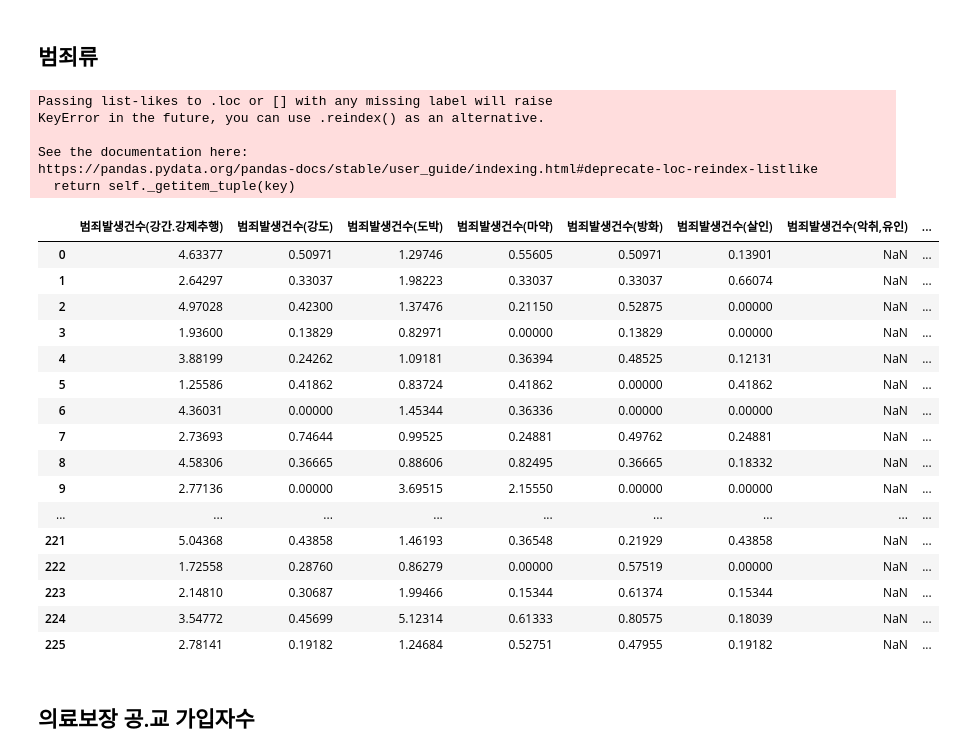
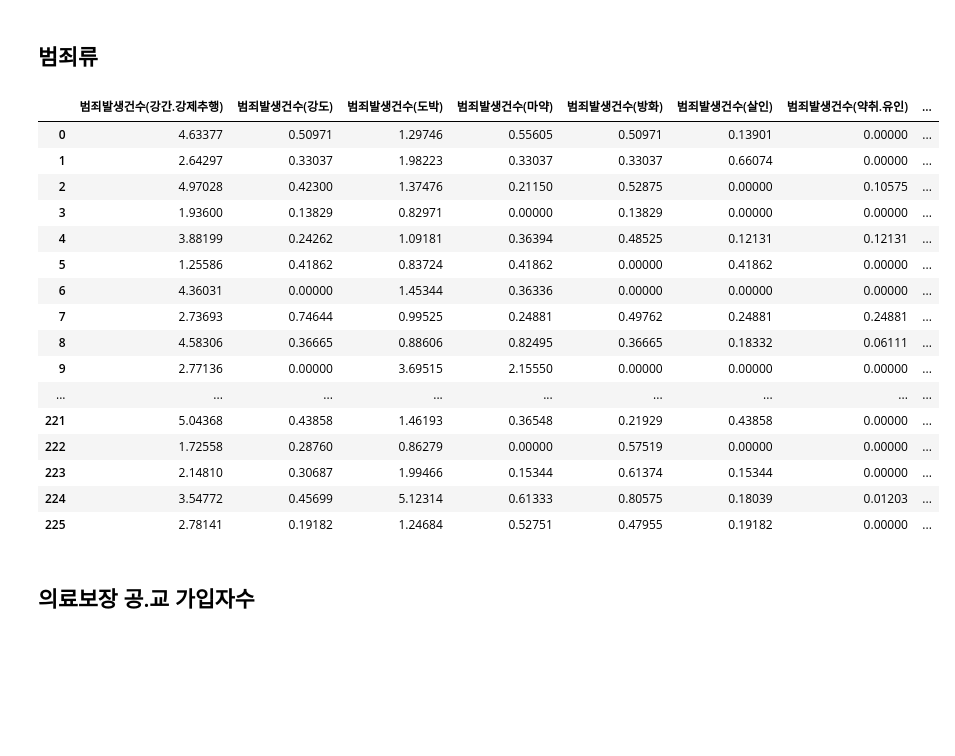
Before and after one commit to gloryle/ARTISTS, a Jupyter notebook: 1118_결측치대체(2014시군구결측치 대체).ipynb, the cells around one changed output. Saved outputs shown, nothing was run; the diff lists cells and outputs as text; code cells hidden in the pictures; blank space fills up the shorter version.

```diff
--- a/1118_결측치대체(2014시군구결측치 대체).ipynb
+++ b/1118_결측치대체(2014시군구결측치 대체).ipynb
@@ -94,31 +94,25 @@ fill_all('범죄발생건수(강간.강제추행)','범죄발생건수(강도)',
 # %%
 sigungu_14.loc[:,['범죄발생건수(강간.강제추행)','범죄발생건수(강도)','범죄발생건수(도박)',
         '범죄발생건수(마약)','범죄발생건수(방화)','범죄발생건수(살인)',
-        '범죄발생건수(악취,유인)','범죄발생건수(절도)','범죄발생건수(폭력)']]
+        '범죄발생건수(약취.유인)','범죄발생건수(절도)','범죄발생건수(폭력)']]
 # %% [output]
-Passing list-likes to .loc or [] with any missing label will raise
-KeyError in the future, you can use .reindex() as an alternative.
-
-See the documentation here:
-https://pandas.pydata.org/pandas-docs/stable/user_guide/indexing.html#deprecate-loc-reindex-listlike
-  return self._getitem_tuple(key)
-|  | 범죄발생건수(강간.강제추행) | 범죄발생건수(강도) | 범죄발생건수(도박) | 범죄발생건수(마약) | 범죄발생건수(방화) | 범죄발생건수(살인) | 범죄발생건수(악취,유인) | ... |
-| 0 | 4.63377 | 0.50971 | 1.29746 | 0.55605 | 0.50971 | 0.13901 | NaN | ... |
-| 1 | 2.64297 | 0.33037 | 1.98223 | 0.33037 | 0.33037 | 0.66074 | NaN | ... |
-| 2 | 4.97028 | 0.42300 | 1.37476 | 0.21150 | 0.52875 | 0.00000 | NaN | ... |
-| 3 | 1.93600 | 0.13829 | 0.82971 | 0.00000 | 0.13829 | 0.00000 | NaN | ... |
-| 4 | 3.88199 | 0.24262 | 1.09181 | 0.36394 | 0.48525 | 0.12131 | NaN | ... |
-| 5 | 1.25586 | 0.41862 | 0.83724 | 0.41862 | 0.00000 | 0.41862 | NaN | ... |
-| 6 | 4.36031 | 0.00000 | 1.45344 | 0.36336 | 0.00000 | 0.00000 | NaN | ... |
-| 7 | 2.73693 | 0.74644 | 0.99525 | 0.24881 | 0.49762 | 0.24881 | NaN | ... |
-| 8 | 4.58306 | 0.36665 | 0.88606 | 0.82495 | 0.36665 | 0.18332 | NaN | ... |
-| 9 | 2.77136 | 0.00000 | 3.69515 | 2.15550 | 0.00000 | 0.00000 | NaN | ... |
+|  | 범죄발생건수(강간.강제추행) | 범죄발생건수(강도) | 범죄발생건수(도박) | 범죄발생건수(마약) | 범죄발생건수(방화) | 범죄발생건수(살인) | 범죄발생건수(약취.유인) | ... |
+| 0 | 4.63377 | 0.50971 | 1.29746 | 0.55605 | 0.50971 | 0.13901 | 0.00000 | ... |
+| 1 | 2.64297 | 0.33037 | 1.98223 | 0.33037 | 0.33037 | 0.66074 | 0.00000 | ... |
+| 2 | 4.97028 | 0.42300 | 1.37476 | 0.21150 | 0.52875 | 0.00000 | 0.10575 | ... |
+| 3 | 1.93600 | 0.13829 | 0.82971 | 0.00000 | 0.13829 | 0.00000 | 0.00000 | ... |
+| 4 | 3.88199 | 0.24262 | 1.09181 | 0.36394 | 0.48525 | 0.12131 | 0.12131 | ... |
+| 5 | 1.25586 | 0.41862 | 0.83724 | 0.41862 | 0.00000 | 0.41862 | 0.00000 | ... |
+| 6 | 4.36031 | 0.00000 | 1.45344 | 0.36336 | 0.00000 | 0.00000 | 0.00000 | ... |
+| 7 | 2.73693 | 0.74644 | 0.99525 | 0.24881 | 0.49762 | 0.24881 | 0.24881 | ... |
+| 8 | 4.58306 | 0.36665 | 0.88606 | 0.82495 | 0.36665 | 0.18332 | 0.06111 | ... |
+| 9 | 2.77136 | 0.00000 | 3.69515 | 2.15550 | 0.00000 | 0.00000 | 0.00000 | ... |
 | ... | ... | ... | ... | ... | ... | ... | ... | ... |
-| 221 | 5.04368 | 0.43858 | 1.46193 | 0.36548 | 0.21929 | 0.43858 | NaN | ... |
-| 222 | 1.72558 | 0.28760 | 0.86279 | 0.00000 | 0.57519 | 0.00000 | NaN | ... |
-| 223 | 2.14810 | 0.30687 | 1.99466 | 0.15344 | 0.61374 | 0.15344 | NaN | ... |
-| 224 | 3.54772 | 0.45699 | 5.12314 | 0.61333 | 0.80575 | 0.18039 | NaN | ... |
-| 225 | 2.78141 | 0.19182 | 1.24684 | 0.52751 | 0.47955 | 0.19182 | NaN | ... |
+| 221 | 5.04368 | 0.43858 | 1.46193 | 0.36548 | 0.21929 | 0.43858 | 0.00000 | ... |
+| 222 | 1.72558 | 0.28760 | 0.86279 | 0.00000 | 0.57519 | 0.00000 | 0.00000 | ... |
+| 223 | 2.14810 | 0.30687 | 1.99466 | 0.15344 | 0.61374 | 0.15344 | 0.00000 | ... |
+| 224 | 3.54772 | 0.45699 | 5.12314 | 0.61333 | 0.80575 | 0.18039 | 0.01203 | ... |
+| 225 | 2.78141 | 0.19182 | 1.24684 | 0.52751 | 0.47955 | 0.19182 | 0.00000 | ... |
 # %% [markdown]
 ## 의료보장 공.교 가입자수
 # %%
```
Also changed, not shown: parts of 31 cells of this notebook.
